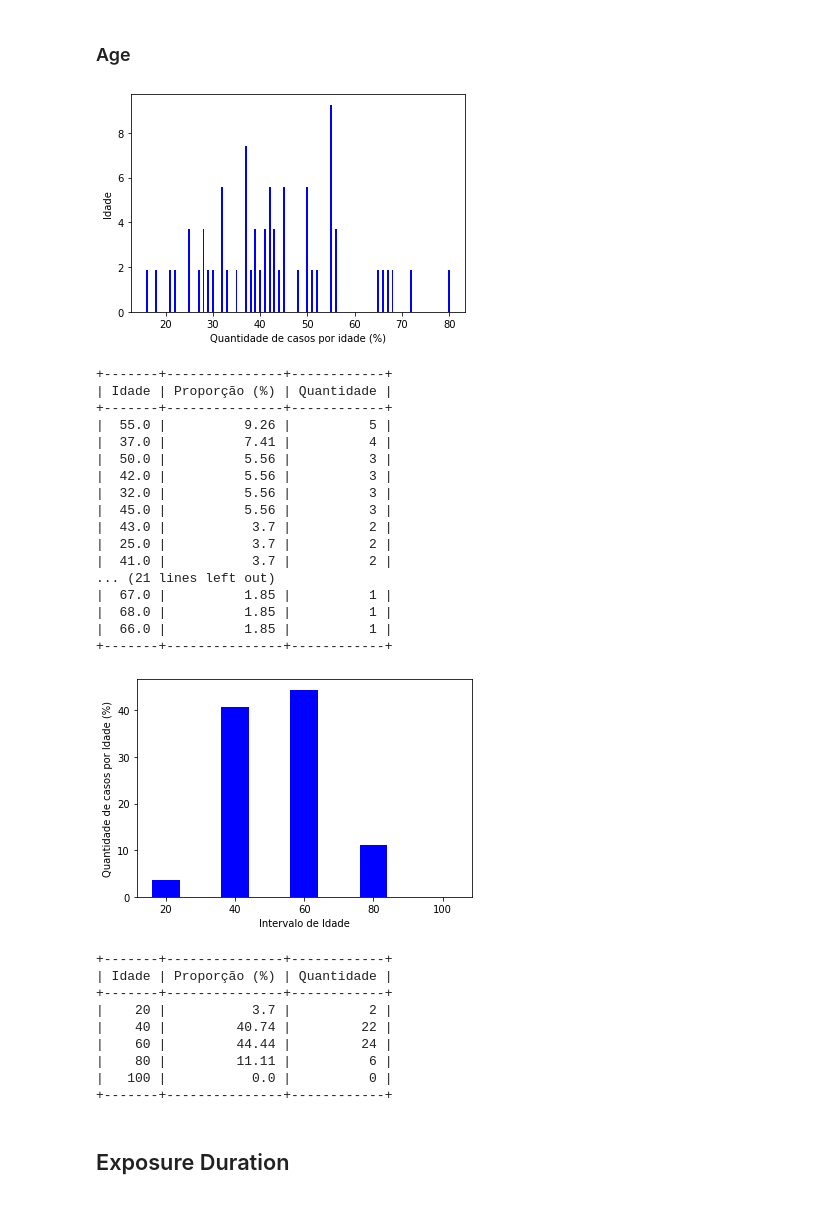
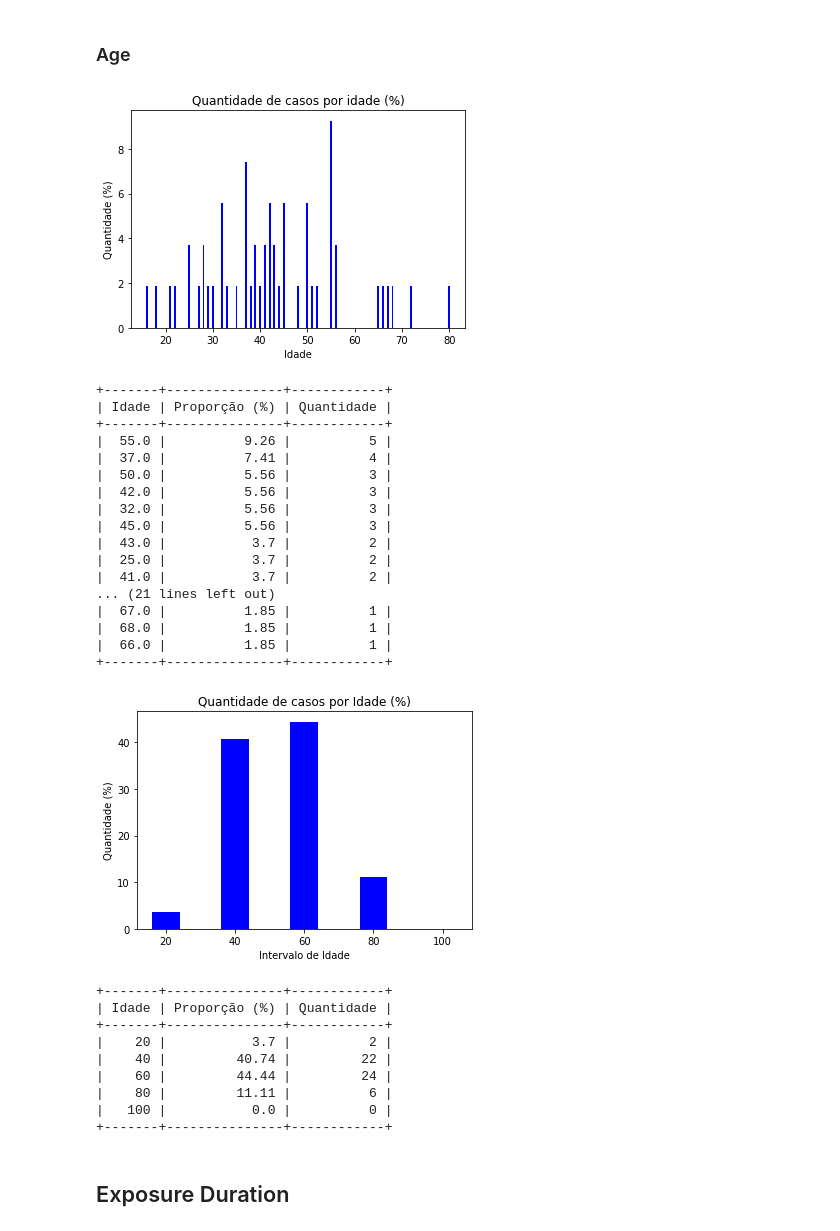
Before and after one commit to rbdlm/Covid, a Jupyter notebook: Covid.ipynb, the cells around one changed output. Cells and saved outputs as stored; diff of their text form; code cells hidden in the pictures.

```diff
--- a/Covid.ipynb
+++ b/Covid.ipynb
@@ -151,31 +153,32 @@ print(x)
 # %%
 age = df_covid['age'].value_counts()
 
 y_axis = [round(result/sum(age.values)*100,2) for result in age.values]
 x_axis = list(age.index)
 width_n = 0.4
 bar_color = 'blue'
 
 plt.figure(figsize=(6, 4))
 plt.bar(x_axis, y_axis, color=bar_color, width = width_n, align='center')
-plt.xlabel('Quantidade de casos por idade (%)')
-plt.ylabel('Idade')
+plt.title('Quantidade de casos por idade (%)')
+plt.ylabel('Quantidade (%)')
+plt.xlabel('Idade')
 plt.show()
 
 print('\n\n')
 
 x = PrettyTable(['Idade', 'Proporção (%)', 'Quantidade'])
 x.align['Idade'] = 'r'
 x.align['Proporção (%)'] = 'r'
 x.align['Quantidade'] = 'r'
 x.padding_width = 1
 
 for item, value in zip(age.index, age.values):
   x.add_row([item, round(value/sum(age.values)*100,2), value])
 
 print(x)
 # %% [output]
-[figure, old version]
+[figure, new version]
 +-------+---------------+------------+
 | Idade | Proporção (%) | Quantidade |
 +-------+---------------+------------+
@@ -208,8 +211,9 @@ bar_color = 'blue'
 
 plt.figure(figsize=(6, 4))
 plt.bar(x_axis, y_axis, color=bar_color, width = width_n, align='center')
+plt.title('Quantidade de casos por Idade (%)')
 plt.xlabel('Intervalo de Idade')
-plt.ylabel('Quantidade de casos por Idade (%)')
+plt.ylabel('Quantidade (%)')
 plt.show()
 
 print('\n\n')
@@ -225,7 +229,7 @@ for item, value in intervals.items():
 
 print(x)
 # %% [output]
-[figure, old version]
+[figure, new version]
 +-------+---------------+------------+
 | Idade | Proporção (%) | Quantidade |
 +-------+---------------+------------+
```
Also changed, not shown: parts of 4 cells of this notebook.
